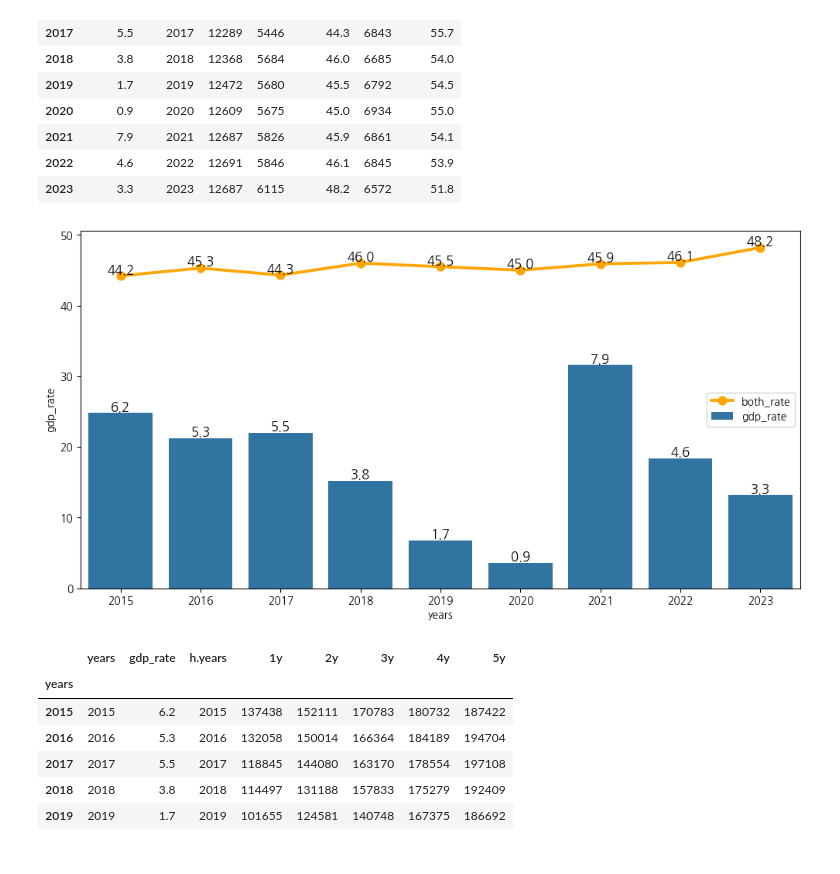
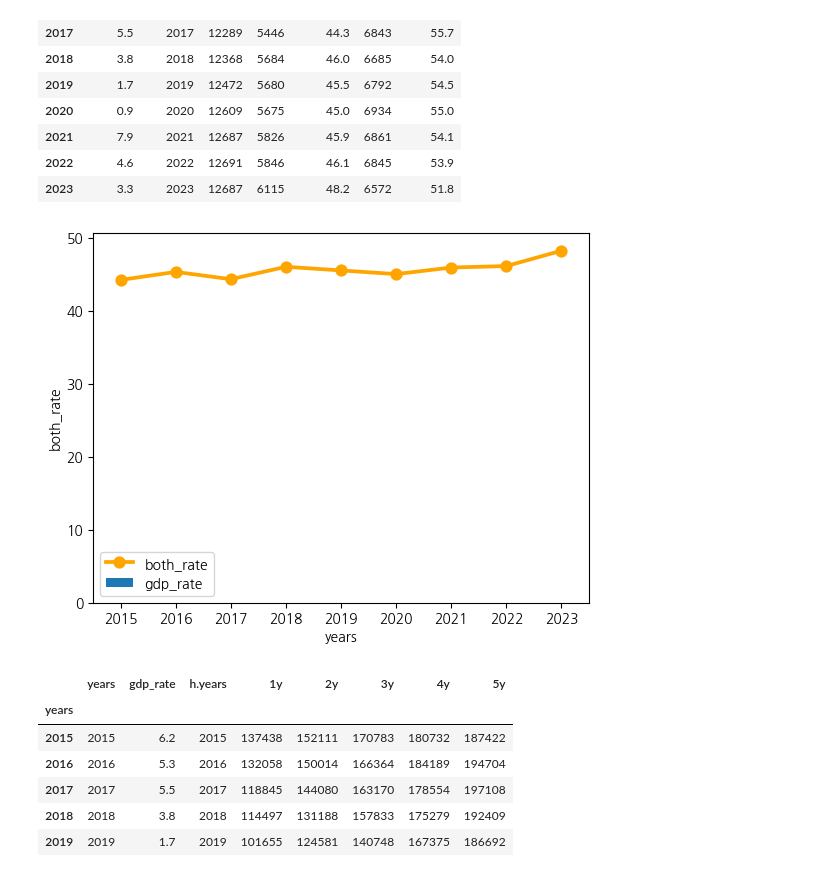
Before and after one commit to matdongsan5/Project, a Jupyter notebook: SQL_이정욱/visula.ipynb, the cells around one changed output. Saved outputs shown, nothing was run; the diff lists cells and outputs as text; code cells hidden in the pictures.

```diff
--- a/SQL_이정욱/visula.ipynb
+++ b/SQL_이정욱/visula.ipynb
@@ -99,25 +140,27 @@ ebwDF
 | 2022 | 4.6 | 2022 | 12691 | 5846 | 46.1 | 6845 | 53.9 |
 | 2023 | 3.3 | 2023 | 12687 | 6115 | 48.2 | 6572 | 51.8 |
 # %%
-plt.figure(figsize=(12,6))
+fig, ax = plt.subplots()
 xdata =ebwDF.index
 ydata = ebwDF['gdp_rate']*4
 ydata2 = ebwDF['both_rate']
-ax = sns.barplot(x=xdata, y=ydata, label='gdp_rate')
-sns.pointplot(x=xdata, y=ydata2,color='orange',label='both_rate')
+ax.bar(x=xdata, height=ydata, label='gdp_rate')
+
+ax2 = ax.twinx()
+.pointplot(x=xdata, y=ydata2,color='orange',label='both_rate')
 
 
-for x, y in enumerate(ebwDF['gdp_rate']):
-    plt.text(x, y*4, f'{y:.1f}', ha='center', va='bottom', fontsize=12, color='black')
+# for x, y in enumerate(ebwDF['gdp_rate']):
+#     plt.text(x, y*4, f'{y:.1f}', ha='center', va='bottom', fontsize=12, color='black')
 
 
-for x, y in enumerate(ydata2):
-    plt.text(x, y, f'{y}', ha='center', va='bottom', fontsize=12, color='black')
+# for x, y in enumerate(ydata2):
+#     plt.text(x, y, f'{y}', ha='center', va='bottom', fontsize=12, color='black')
 
 plt.legend()
 plt.show()
 # %% [output]
-[figure, old version]
+[figure, new version]
 # %%
 cur = conn.cursor(pymysql.cursors.DictCursor)
 cur.execute('''
```
Also changed, not shown: parts of 32 cells of this notebook, 9 other files.
